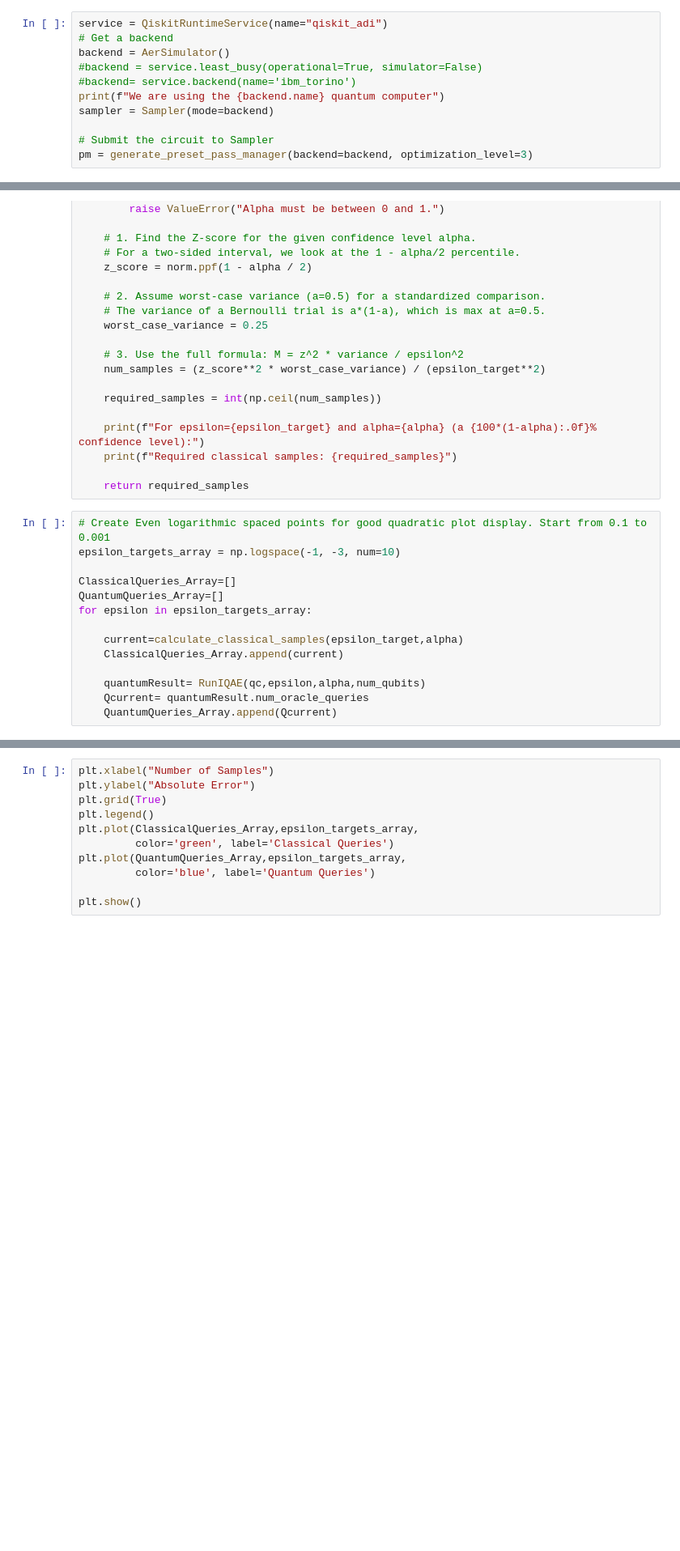
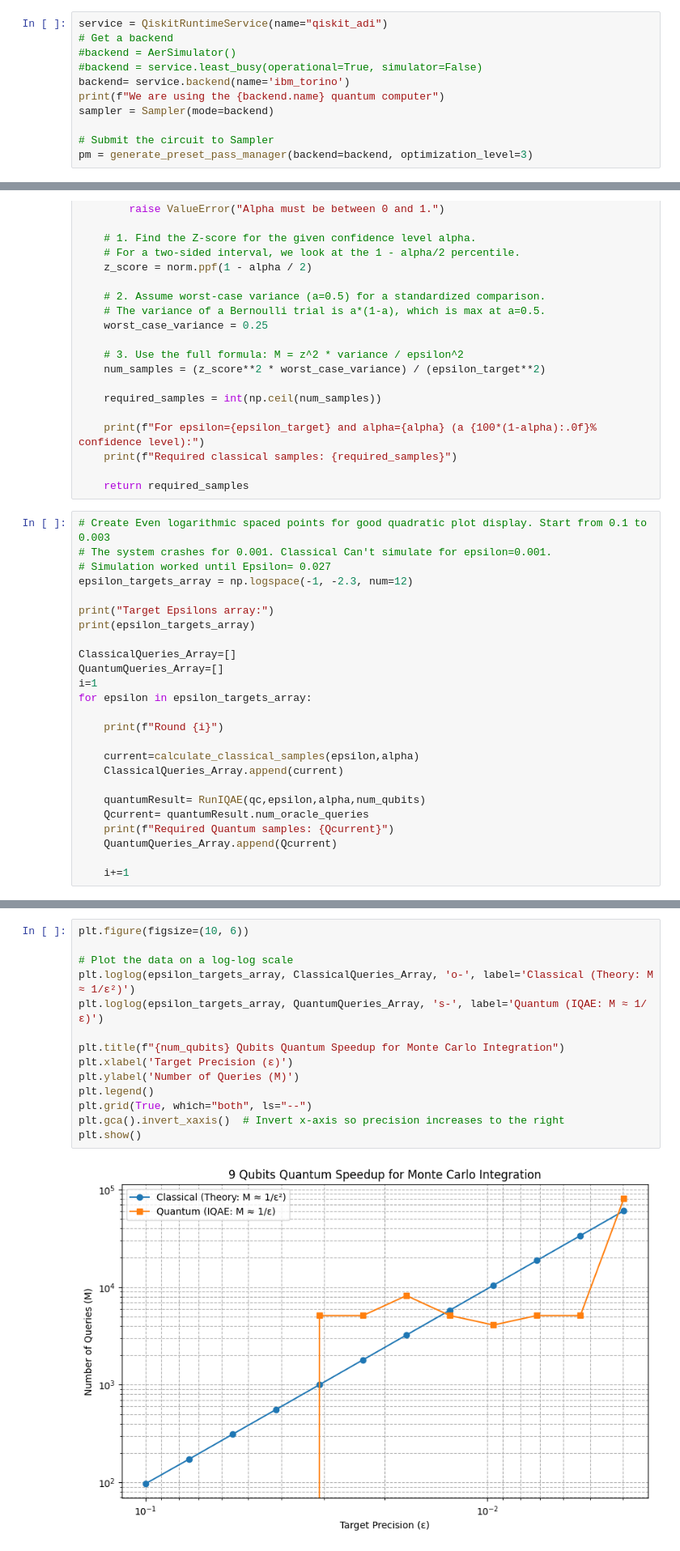
Before and after one commit to Adithya2685-git/Quantum-General-Integration-Algorithm, a Jupyter notebook: GQIA.ipynb, the cells around one changed output, grey strips where cells are left out. Shown at 81% size. Saved outputs shown, nothing was run; the diff lists cells and outputs as text; blank space fills up the shorter version.

```diff
--- a/GQIA.ipynb
+++ b/GQIA.ipynb
@@ -20,9 +18,9 @@ We are using the aer_simulator quantum computer
 # %%
 service = QiskitRuntimeService(name="qiskit_adi")
 # Get a backend
-backend = AerSimulator()
+#backend = AerSimulator()
 #backend = service.least_busy(operational=True, simulator=False)
-#backend= service.backend(name='ibm_torino')
+backend= service.backend(name='ibm_torino')
 print(f"We are using the {backend.name} quantum computer")
 sampler = Sampler(mode=backend)
 
@@ -544,16 +535,27 @@ def calculate_classical_samples(epsilon_target, alpha):
 
     return required_samples
 # %%
-# Create Even logarithmic spaced points for good quadratic plot display. Start from 0.1 to 0.001
-epsilon_targets_array = np.logspace(-1, -3, num=10)
+# Create Even logarithmic spaced points for good quadratic plot display. Start from 0.1 to 0.003
+# The system crashes for 0.001. Classical Can't simulate for epsilon=0.001.
+# Simulation worked until Epsilon= 0.027
+epsilon_targets_array = np.logspace(-1, -2.3, num=12)
+
+print("Target Epsilons array:")
+print(epsilon_targets_array)
 
 ClassicalQueries_Array=[]
 QuantumQueries_Array=[]
+i=1
 for epsilon in epsilon_targets_array:
 
-    current=calculate_classical_samples(epsilon_target,alpha)
+    print(f"Round {i}")
+
+    current=calculate_classical_samples(epsilon,alpha)
     ClassicalQueries_Array.append(current)
 
     quantumResult= RunIQAE(qc,epsilon,alpha,num_qubits)
     Qcurrent= quantumResult.num_oracle_queries
+    print(f"Required Quantum samples: {Qcurrent}")
     QuantumQueries_Array.append(Qcurrent)
+
+    i+=1
@@ -560,11 +580,16 @@ for epsilon in epsilon_targets_array:
 # %%
-plt.xlabel("Number of Samples")
-plt.ylabel("Absolute Error")
-plt.grid(True)
+plt.figure(figsize=(10, 6))
+
+# Plot the data on a log-log scale
+plt.loglog(epsilon_targets_array, ClassicalQueries_Array, 'o-', label='Classical (Theory: M ≈ 1/ε²)')
+plt.loglog(epsilon_targets_array, QuantumQueries_Array, 's-', label='Quantum (IQAE: M ≈ 1/ε)')
+
+plt.title(f"{num_qubits} Qubits Quantum Speedup for Monte Carlo Integration")
+plt.xlabel('Target Precision (ε)')
+plt.ylabel('Number of Queries (M)')
 plt.legend()
-plt.plot(ClassicalQueries_Array,epsilon_targets_array,
-         color='green', label='Classical Queries')
-plt.plot(QuantumQueries_Array,epsilon_targets_array,
-         color='blue', label='Quantum Queries')
-
+plt.grid(True, which="both", ls="--")
+plt.gca().invert_xaxis()  # Invert x-axis so precision increases to the right
 plt.show()
+# %% [output]
+[figure, added]
```
Also changed, not shown: parts of 12 cells of this notebook, 2 other files.
